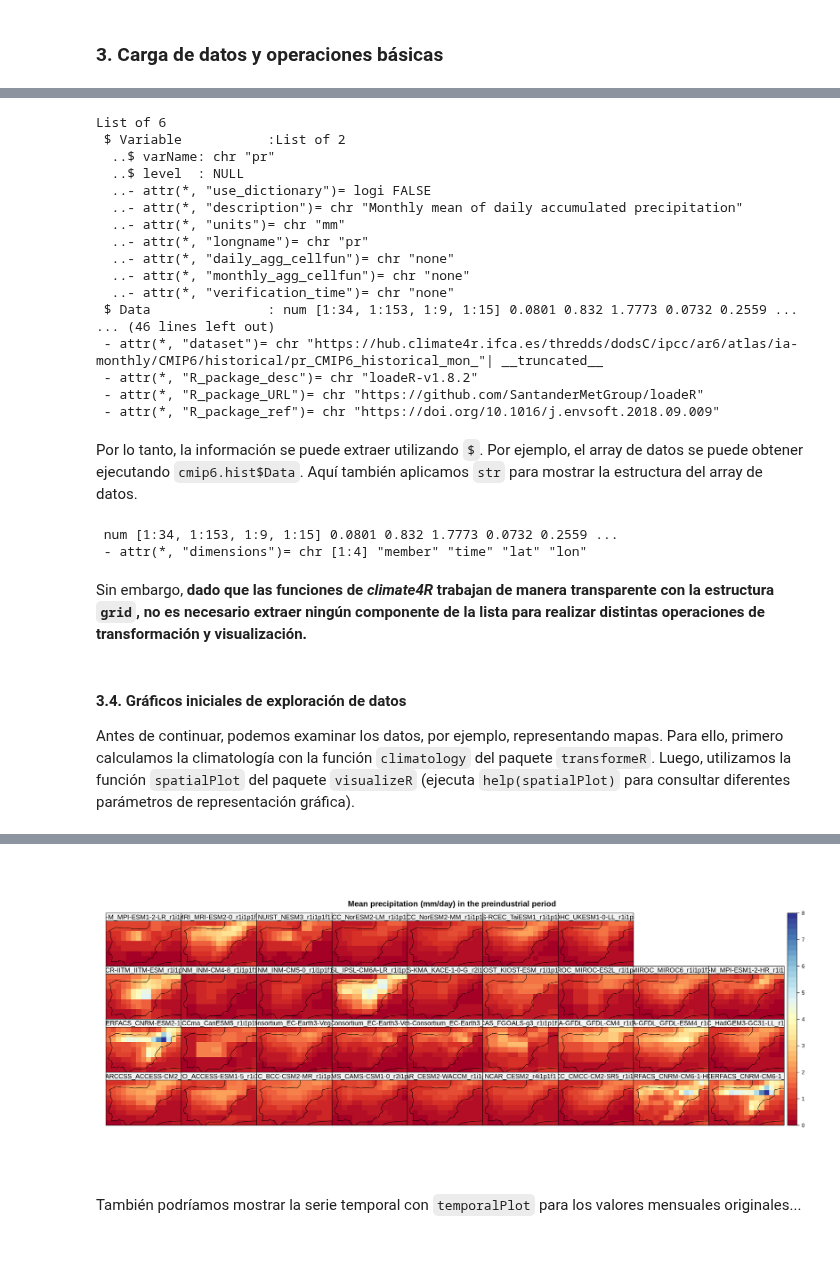
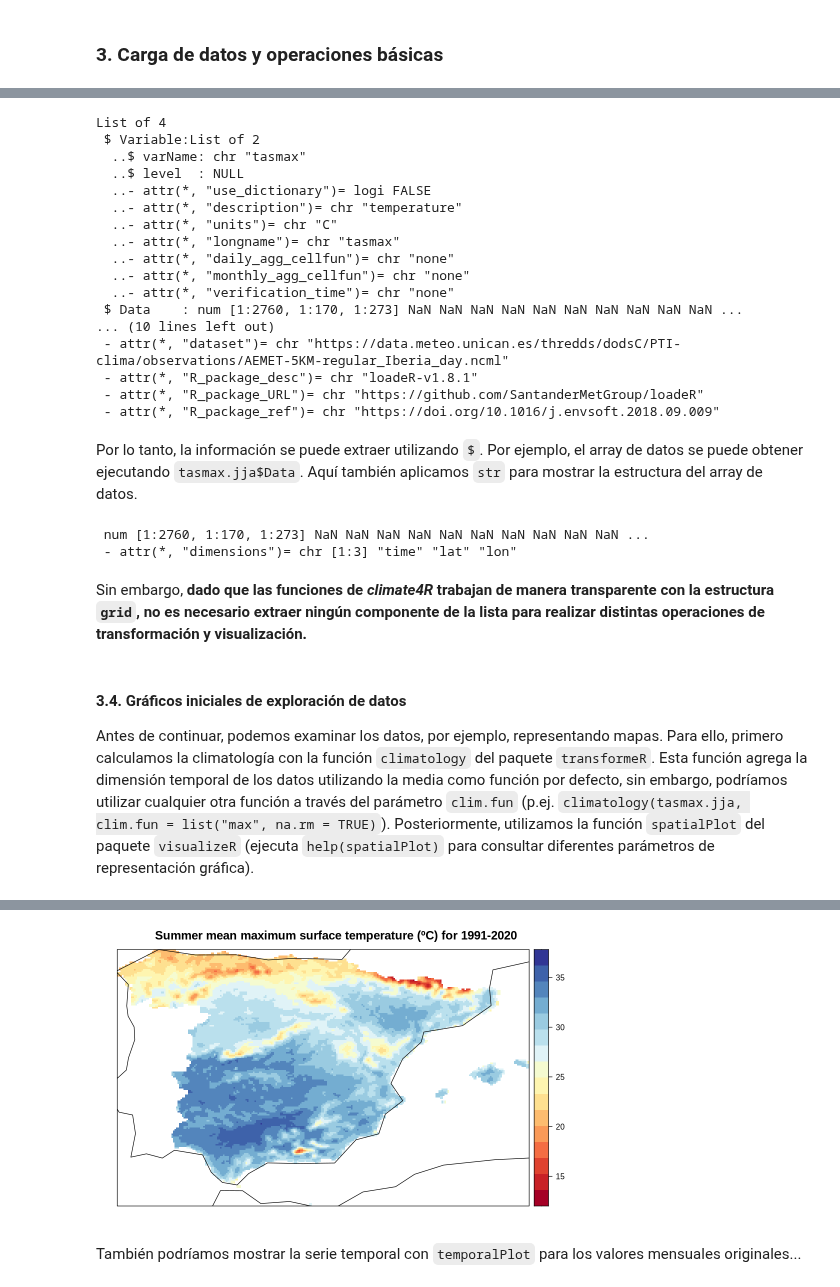
Before and after one commit to SantanderMetGroup/PTI-Clima-Datalab, a Jupyter notebook: primeros_pasos_R.ipynb, the cells around one changed output, grey strips where cells are left out. Drawn from its saved outputs; the diff is of its cells as text; code cells hidden in the pictures; blank space fills up the shorter version.

Commit message:
primera versión del notebook de primeros pasos

```diff
--- a/primeros_pasos_R.ipynb
+++ b/primeros_pasos_R.ipynb
@@ -102,5 +105,4 @@ El inventario (`data_inventory_pti-clima.csv`) cataloga la lista de archivos del
 
 Simplemente necesitamos leer este archivo con la función `read.csv` para obtener el `data.frame` con esta información, que contiene seis columnas: `location`, `type`, `variable`, `project`, `experiment`, `frequency`.
 # %%
-df <- read.csv("../data_inventory_pti-clima.csv")
-head(df)
+df <- read.csv("data_inventory.csv")
@@ -125,4 +163,3 @@ Podemos aplicar fácilmente filtros para filtrar y obtener el archivo deseado:
 # %%
-subset <- subset(df, project == "CMIP6" & variable == "pr" & experiment == "historical" & type == "opendap")
-data.file <- subset$location
+endpoint <- subset(df, dataset == "AEMET-5KM-regular_Iberia_day")[["endpoint"]]
 # %% [markdown]
@@ -190,7 +213,6 @@ También es necesario especificar el parámetro `var`, que en este ejemplo se es
 # %%
-cmip6.hist <- loadGridData(dataset = data.file,
-             var = "pr",
-             lonLim = c(-10, 4), latLim = c(36, 44),
+tasmax.jja <- loadGridData(dataset = endpoint,
+             var = "tasmax",
              season = 6:8,
-             years = 1850:1900)
+             years = 1991:2020)
 # %% [output]
@@ -212,44 +234,40 @@ El objeto resultante (aquí llamado `cmip6.hist`) es una *grid* de *climate4R*,
 # %%
-str(cmip6.hist)
+str(tasmax.jja)
 # %% [output]
-List of 6
- $ Variable           :List of 2
-  ..$ varName: chr "pr"
+List of 4
+ $ Variable:List of 2
+  ..$ varName: chr "tasmax"
   ..$ level  : NULL
   ..- attr(*, "use_dictionary")= logi FALSE
-  ..- attr(*, "description")= chr "Monthly mean of daily accumulated precipitation"
-  ..- attr(*, "units")= chr "mm"
-  ..- attr(*, "longname")= chr "pr"
+  ..- attr(*, "description")= chr "temperature"
+  ..- attr(*, "units")= chr "C"
+  ..- attr(*, "longname")= chr "tasmax"
   ..- attr(*, "daily_agg_cellfun")= chr "none"
   ..- attr(*, "monthly_agg_cellfun")= chr "none"
   ..- attr(*, "verification_time")= chr "none"
- $ Data               : num [1:34, 1:153, 1:9, 1:15] 0.0801 0.832 1.7773 0.0732 0.2559 ...
-... (46 lines left out)
- - attr(*, "dataset")= chr "https://hub.climate4r.ifca.es/thredds/dodsC/ipcc/ar6/atlas/ia-monthly/CMIP6/historical/pr_CMIP6_historical_mon_"| __truncated__
- - attr(*, "R_package_desc")= chr "loadeR-v1.8.2"
+ $ Data    : num [1:2760, 1:170, 1:273] NaN NaN NaN NaN NaN NaN NaN NaN NaN NaN ...
+... (10 lines left out)
+ - attr(*, "dataset")= chr "https://data.meteo.unican.es/thredds/dodsC/PTI-clima/observations/AEMET-5KM-regular_Iberia_day.ncml"
+ - attr(*, "R_package_desc")= chr "loadeR-v1.8.1"
  - attr(*, "R_package_URL")= chr "https://github.com/SantanderMetGroup/loadeR"
  - attr(*, "R_package_ref")= chr "https://doi.org/10.1016/j.envsoft.2018.09.009"
 # %% [markdown]
-Por lo tanto, la información se puede extraer utilizando `$`. Por ejemplo, el array de datos se puede obtener ejecutando `cmip6.hist$Data`. Aquí también aplicamos `str` para mostrar la estructura del array de datos.
+Por lo tanto, la información se puede extraer utilizando `$`. Por ejemplo, el array de datos se puede obtener ejecutando `tasmax.jja$Data`. Aquí también aplicamos `str` para mostrar la estructura del array de datos.
 # %%
-data.array <- cmip6.hist$Data %>% str
+data.array <- tasmax.jja$Data %>% str
 # %% [output]
- num [1:34, 1:153, 1:9, 1:15] 0.0801 0.832 1.7773 0.0732 0.2559 ...
- - attr(*, "dimensions")= chr [1:4] "member" "time" "lat" "lon"
+ num [1:2760, 1:170, 1:273] NaN NaN NaN NaN NaN NaN NaN NaN NaN NaN ...
+ - attr(*, "dimensions")= chr [1:3] "time" "lat" "lon"
 # %% [markdown]
 Sin embargo, **dado que las funciones de *climate4R* trabajan de manera transparente con la estructura `grid`, no es necesario extraer ningún componente de la lista para realizar distintas operaciones de transformación y visualización.**
 # %% [markdown]
 #### 3.4. Gráficos iniciales de exploración de datos
 
-Antes de continuar, podemos examinar los datos, por ejemplo, representando mapas. Para ello, primero calculamos la climatología con la función `climatology` del paquete `transformeR`. Luego, utilizamos la función `spatialPlot` del paquete `visualizeR` (ejecuta `help(spatialPlot)` para consultar diferentes parámetros de representación gráfica).
+Antes de continuar, podemos examinar los datos, por ejemplo, representando mapas. Para ello, primero calculamos la climatología con la función `climatology` del paquete `transformeR`. Esta función agrega la dimensión temporal de los datos utilizando la media como función por defecto, sin embargo, podríamos utilizar cualquier otra función a través del parámetro `clim.fun` (p.ej. `climatology(tasmax.jja, clim.fun = list("max", na.rm = TRUE)`). Posteriormente, utilizamos la función `spatialPlot` del paquete `visualizeR` (ejecuta `help(spatialPlot)` para consultar diferentes parámetros de representación gráfica).
 # %%
-cmip6.hist.c <- climatology(cmip6.hist)
-spatialPlot(cmip6.hist.c,
+tasmax.jja.c <- climatology(tasmax.jja)
+spatialPlot(tasmax.jja.c,
             backdrop.theme = "coastline",
-            col.theme = "Blues",
-            at = seq(0, 8, 0.2),
-            set.max = 8, set.min = 0,
-            layout = c(9, 4),
-            main = "Mean precipitation (mm/day) in the preindustrial period",
-            strip = strip.custom(factor.levels = cmip6.hist.c$Members))
+            col.theme = "OrRdBn",
+            main = "Summer mean maximum surface temperature (ºC) for 1991-2020")
 # %% [output]
@@ -259,4 +277,4 @@ spatialPlot(cmip6.hist.c,
-[figure, old version]
+[figure, new version]
 # %% [markdown]
 También podríamos mostrar la serie temporal con `temporalPlot` para los valores mensuales originales...
 # %%
```
Also changed, not shown: parts of 61 cells of this notebook.
